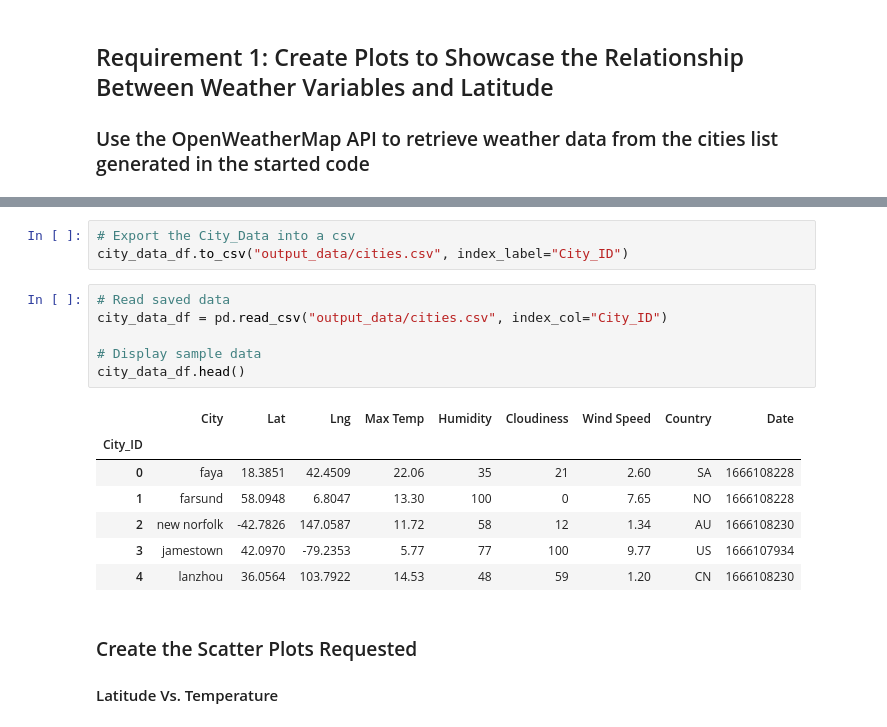
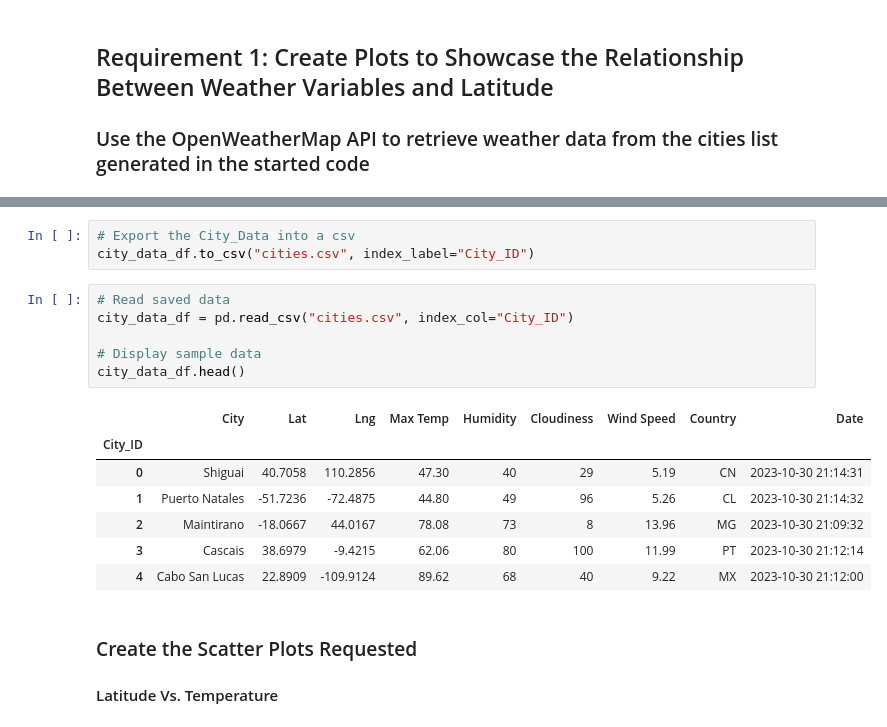
Before and after one commit to davisdw/Weather_Climate_Conditions_Vacation_API, a Jupyter notebook: source_codes/WeatherPy.ipynb, the cells around one changed output, grey strips where cells are left out. Cells and saved outputs as stored; diff of their text form.

```diff
--- a/source_codes/WeatherPy.ipynb
+++ b/source_codes/WeatherPy.ipynb
@@ -169,20 +212,20 @@ city_data_df.head()
 # %%
 # Export the City_Data into a csv
-city_data_df.to_csv("output_data/cities.csv", index_label="City_ID")
+city_data_df.to_csv("cities.csv", index_label="City_ID")
 # %%
 # Read saved data
-city_data_df = pd.read_csv("output_data/cities.csv", index_col="City_ID")
+city_data_df = pd.read_csv("cities.csv", index_col="City_ID")
 
 # Display sample data
 city_data_df.head()
 # %% [output]
 |  | City | Lat | Lng | Max Temp | Humidity | Cloudiness | Wind Speed | Country | Date |
 | City_ID |  |  |  |  |  |  |  |  |  |
-| 0 | faya | 18.3851 | 42.4509 | 22.06 | 35 | 21 | 2.60 | SA | 1666108228 |
-| 1 | farsund | 58.0948 | 6.8047 | 13.30 | 100 | 0 | 7.65 | NO | 1666108228 |
-| 2 | new norfolk | -42.7826 | 147.0587 | 11.72 | 58 | 12 | 1.34 | AU | 1666108230 |
-| 3 | jamestown | 42.0970 | -79.2353 | 5.77 | 77 | 100 | 9.77 | US | 1666107934 |
-| 4 | lanzhou | 36.0564 | 103.7922 | 14.53 | 48 | 59 | 1.20 | CN | 1666108230 |
+| 0 | Shiguai | 40.7058 | 110.2856 | 47.30 | 40 | 29 | 5.19 | CN | 2023-10-30 21:14:31 |
+| 1 | Puerto Natales | -51.7236 | -72.4875 | 44.80 | 49 | 96 | 5.26 | CL | 2023-10-30 21:14:32 |
+| 2 | Maintirano | -18.0667 | 44.0167 | 78.08 | 73 | 8 | 13.96 | MG | 2023-10-30 21:09:32 |
+| 3 | Cascais | 38.6979 | -9.4215 | 62.06 | 80 | 100 | 11.99 | PT | 2023-10-30 21:12:14 |
+| 4 | Cabo San Lucas | 22.8909 | -109.9124 | 89.62 | 68 | 40 | 9.22 | MX | 2023-10-30 21:12:00 |
 # %% [markdown]
 ### Create the Scatter Plots Requested
 
```
Also changed, not shown: parts of 47 cells of this notebook, 5 other files.
